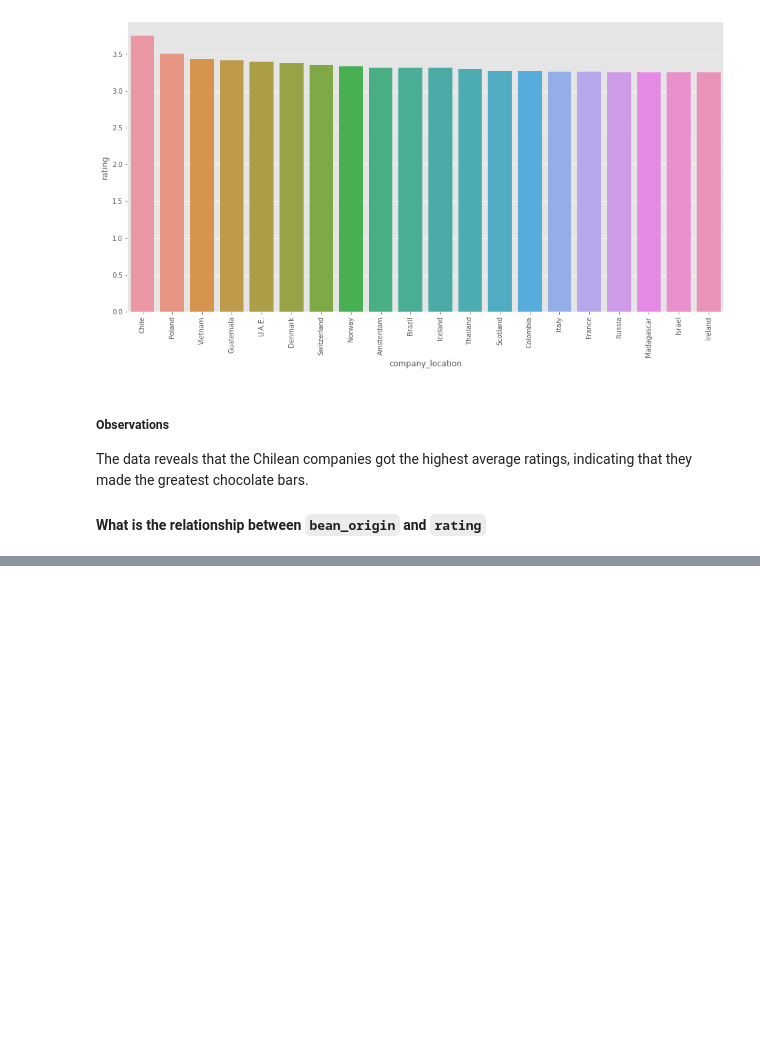
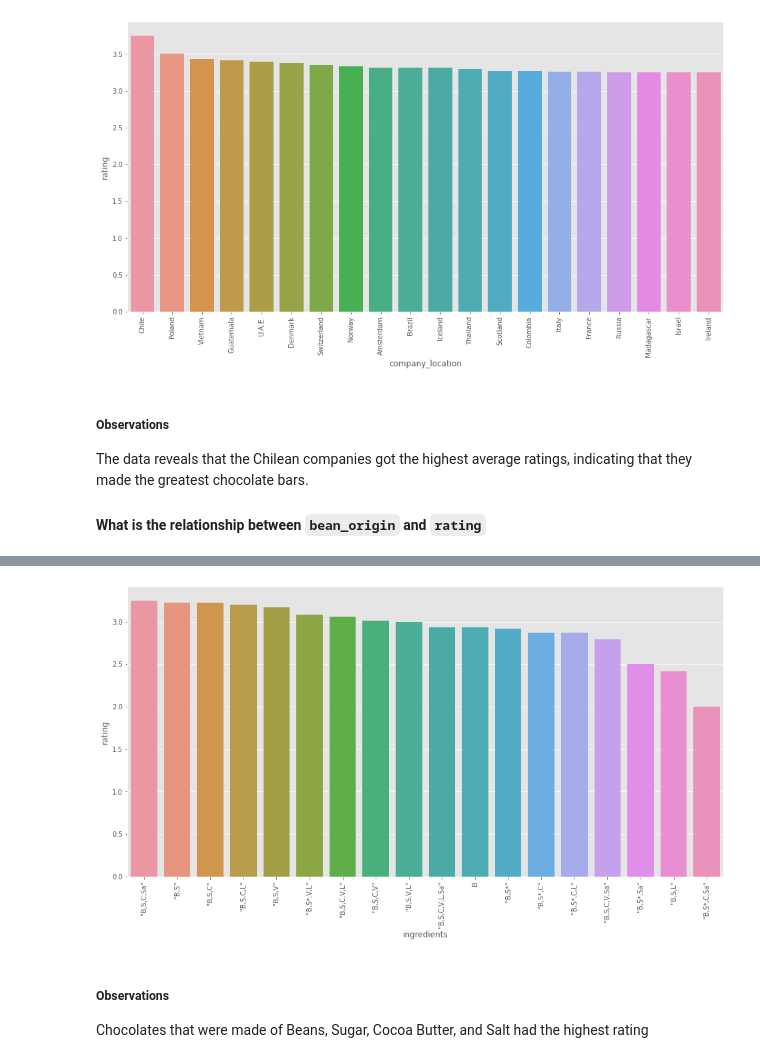
Before and after one commit to janejeshen/Best-chocolate-bars, a Jupyter notebook: Chocolate analysis.ipynb, the cells around one changed output, grey strips where cells are left out. Drawn from its saved outputs; the diff is of its cells as text; code cells hidden in the pictures; blank space fills up the shorter version.

```diff
--- a/Chocolate analysis.ipynb
+++ b/Chocolate analysis.ipynb
@@ -602,0 +699,10 @@ Index(['id', 'manufacturer', 'company_location', 'year_reviewed',
+# %%
+ingredients_rating =(
+    df_chocs
+    .groupby('ingredients')
+    .rating.mean()
+    .reset_index()
+    .sort_values(by ='rating',ascending=False)
+)
+
+ingredients_rating
@@ -602,0 +727,10 @@ Index(['id', 'manufacturer', 'company_location', 'year_reviewed',
+# %%
+plt.figure(figsize=(16,8))
+sns.barplot(data=ingredients_rating,x='ingredients',y='rating')
+plt.xticks(rotation=90)
+plt.show()
+# %% [output]
+[figure, added]
+# %% [markdown]
+##### Observations
+Chocolates that were made of  Beans, Sugar, Cocoa Butter, and Salt had the highest rating
```
Also changed, not shown: parts of 19 cells of this notebook.
